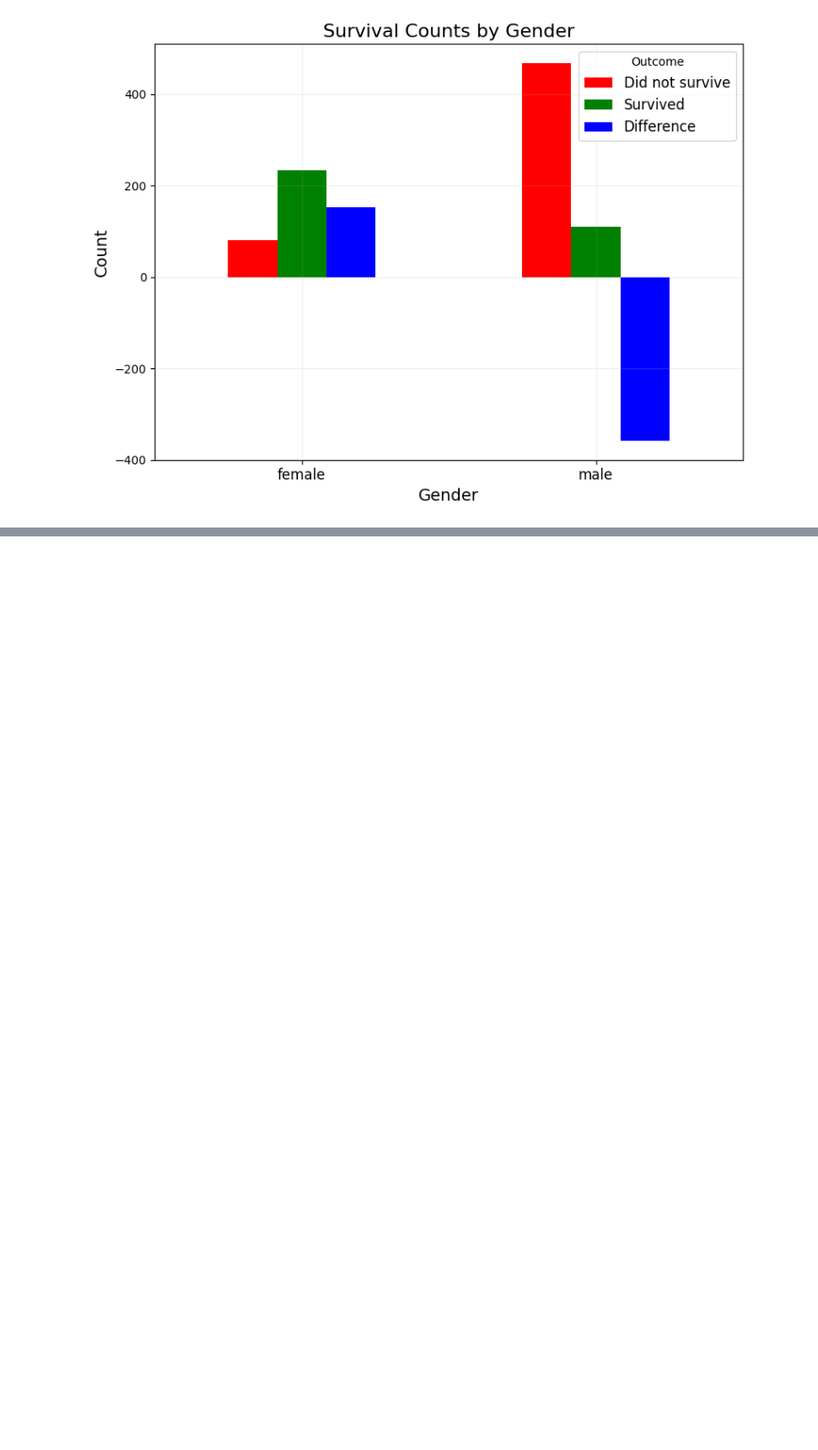
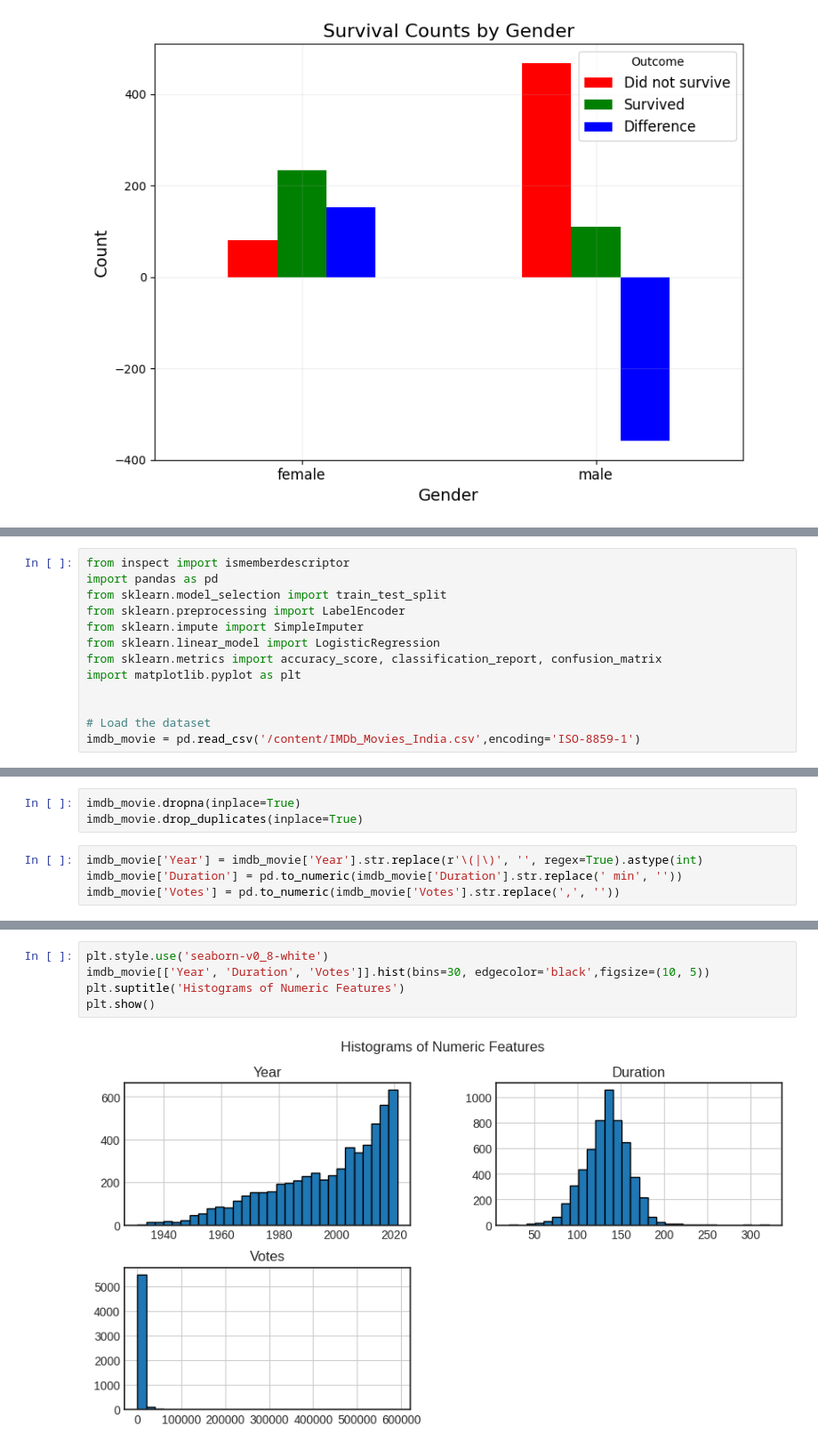
Before and after one commit to atchutannavivekkumar/codsoft-dataanalytics, a Jupyter notebook: codsoft.ipynb, the cells around one changed output, grey strips where cells are left out. Shown at 89% size. Cells and saved outputs as stored; diff of their text form; blank space fills up the shorter version.

```diff
--- a/codsoft.ipynb
+++ b/codsoft.ipynb
@@ -141,0 +150,13 @@ plt.show()
+# %%
+from inspect import ismemberdescriptor
+import pandas as pd
+from sklearn.model_selection import train_test_split
+from sklearn.preprocessing import LabelEncoder
+from sklearn.impute import SimpleImputer
+from sklearn.linear_model import LogisticRegression
+from sklearn.metrics import accuracy_score, classification_report, confusion_matrix
+import matplotlib.pyplot as plt
+
+
+# Load the dataset
+imdb_movie = pd.read_csv('/content/IMDb_Movies_India.csv',encoding='ISO-8859-1')
@@ -141,0 +190,7 @@ plt.show()
+# %%
+imdb_movie.dropna(inplace=True)
+imdb_movie.drop_duplicates(inplace=True)
+# %%
+imdb_movie['Year'] = imdb_movie['Year'].str.replace(r'\(|\)', '', regex=True).astype(int)
+imdb_movie['Duration'] = pd.to_numeric(imdb_movie['Duration'].str.replace(' min', ''))
+imdb_movie['Votes'] = pd.to_numeric(imdb_movie['Votes'].str.replace(',', ''))
@@ -141,0 +228,7 @@ plt.show()
+# %%
+plt.style.use('seaborn-v0_8-white')
+imdb_movie[['Year', 'Duration', 'Votes']].hist(bins=30, edgecolor='black',figsize=(10, 5))
+plt.suptitle('Histograms of Numeric Features')
+plt.show()
+# %% [output]
+[figure, added]
```
Also changed, not shown: parts of 14 cells of this notebook.
